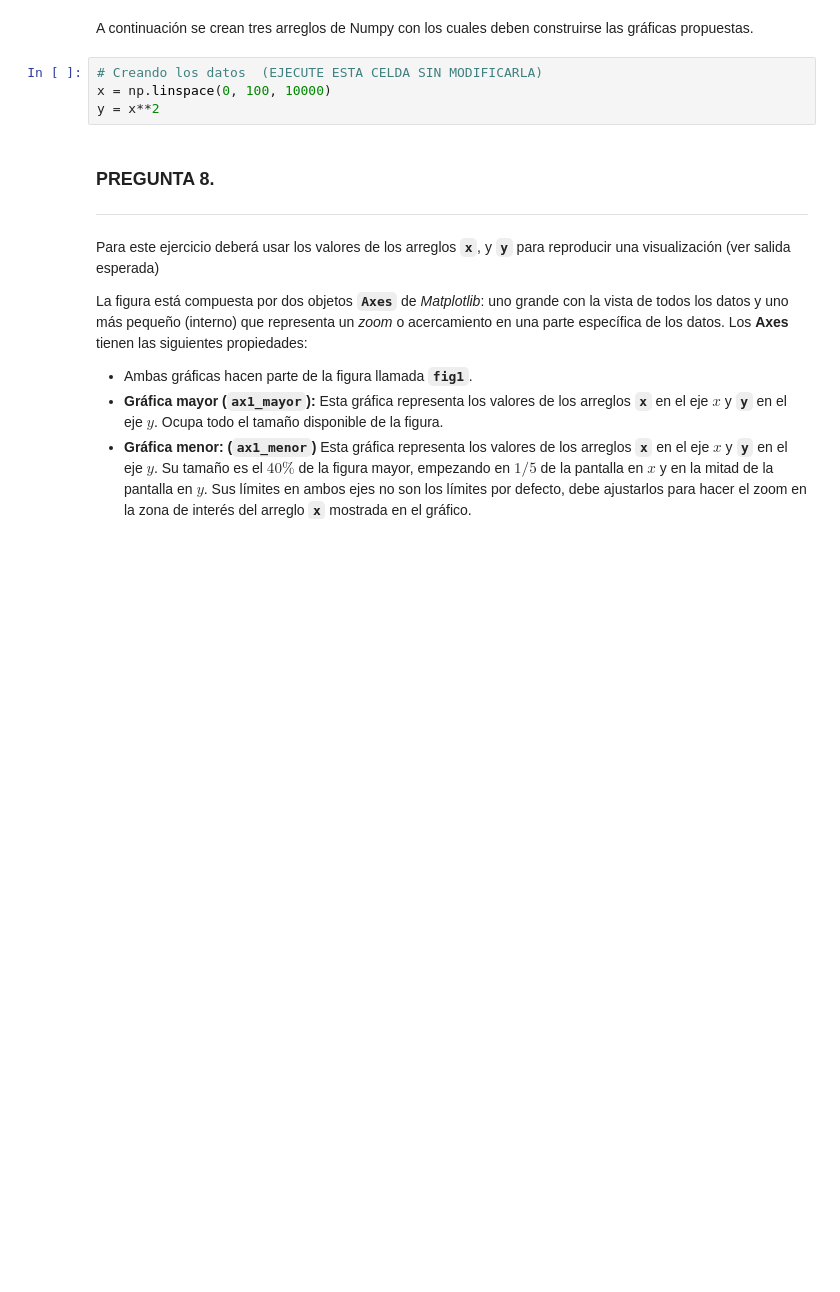
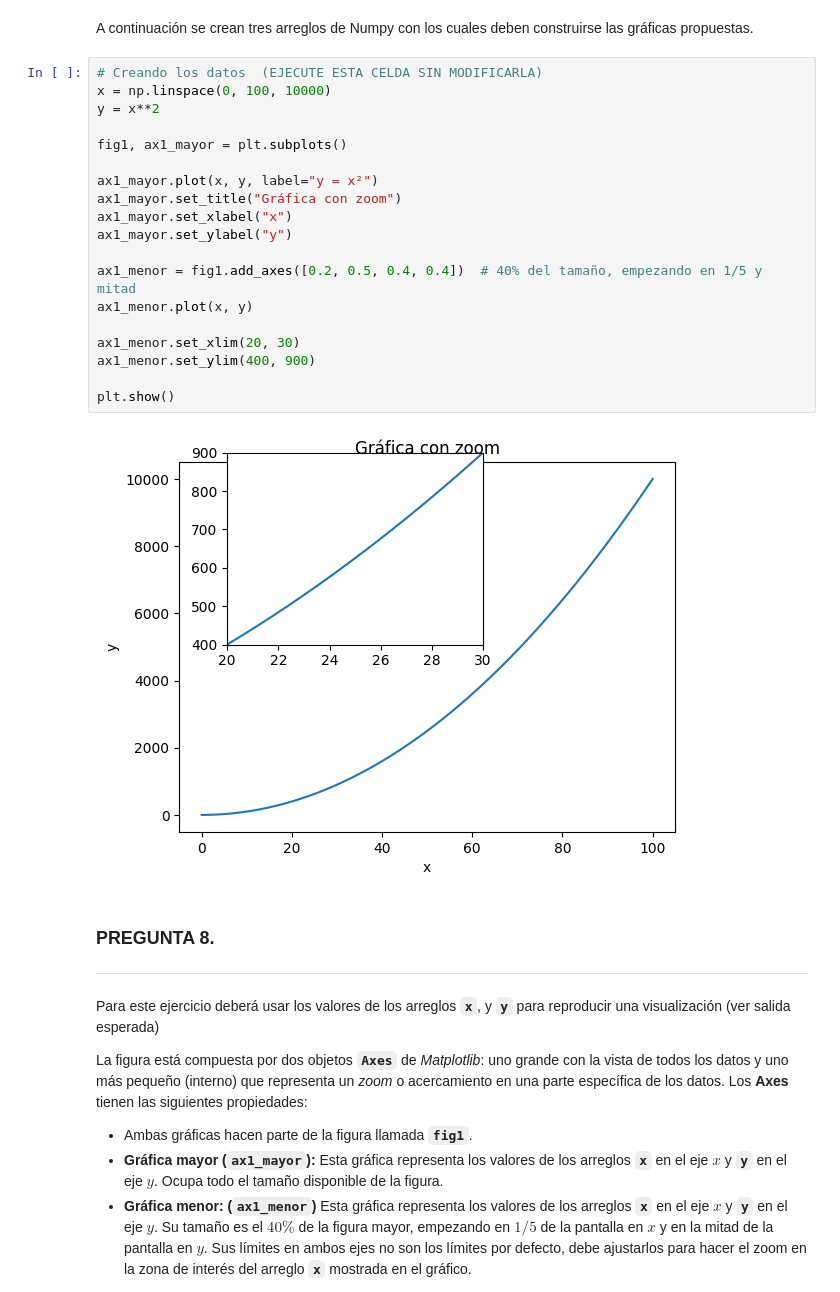
Before and after one commit to mon-lopez/BasesdeDatos, a Jupyter notebook: talleres corte 1/Taller_final_bases_de_datos.ipynb, the cells around one changed output. Cells and saved outputs as stored; diff of their text form; blank space fills up the shorter version.

````diff
--- a/talleres corte 1/Taller_final_bases_de_datos.ipynb
+++ b/talleres corte 1/Taller_final_bases_de_datos.ipynb
@@ -164,10 +214,27 @@ Name: 1, dtype: int64
 ```
 # %% [markdown]
 A continuación se crean tres arreglos de Numpy con los cuales deben construirse las gráficas propuestas.
-# %%
-# Creando los datos  (EJECUTE ESTA CELDA SIN MODIFICARLA)
-x = np.linspace(0, 100, 10000)
-y = x**2
+# %%
+# Creando los datos  (EJECUTE ESTA CELDA SIN MODIFICARLA)
+x = np.linspace(0, 100, 10000)
+y = x**2
+
+fig1, ax1_mayor = plt.subplots()
+
+ax1_mayor.plot(x, y, label="y = x²")
+ax1_mayor.set_title("Gráfica con zoom")
+ax1_mayor.set_xlabel("x")
+ax1_mayor.set_ylabel("y")
+
+ax1_menor = fig1.add_axes([0.2, 0.5, 0.4, 0.4])  # 40% del tamaño, empezando en 1/5 y mitad
+ax1_menor.plot(x, y)
+
+ax1_menor.set_xlim(20, 30)
+ax1_menor.set_ylim(400, 900)
+
+plt.show()
+# %% [output]
+[figure, added]
 # %% [markdown]
 ### **PREGUNTA 8.**
 ---
````
Also changed, not shown: parts of 9 cells of this notebook.
